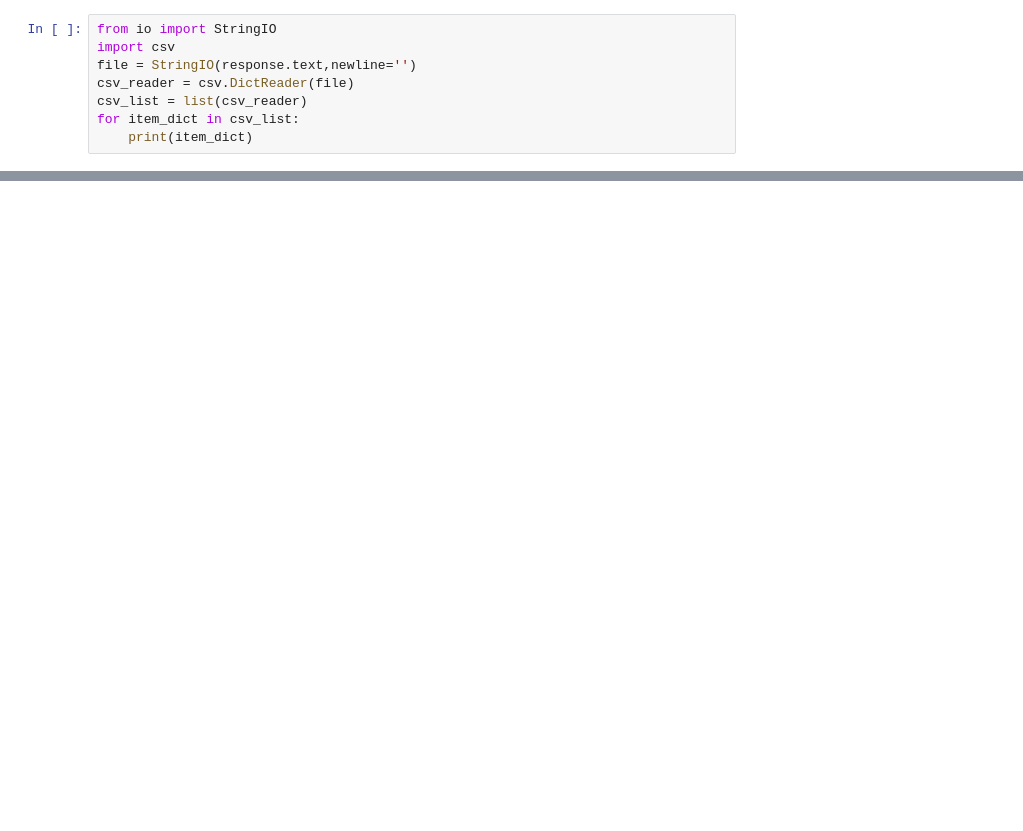
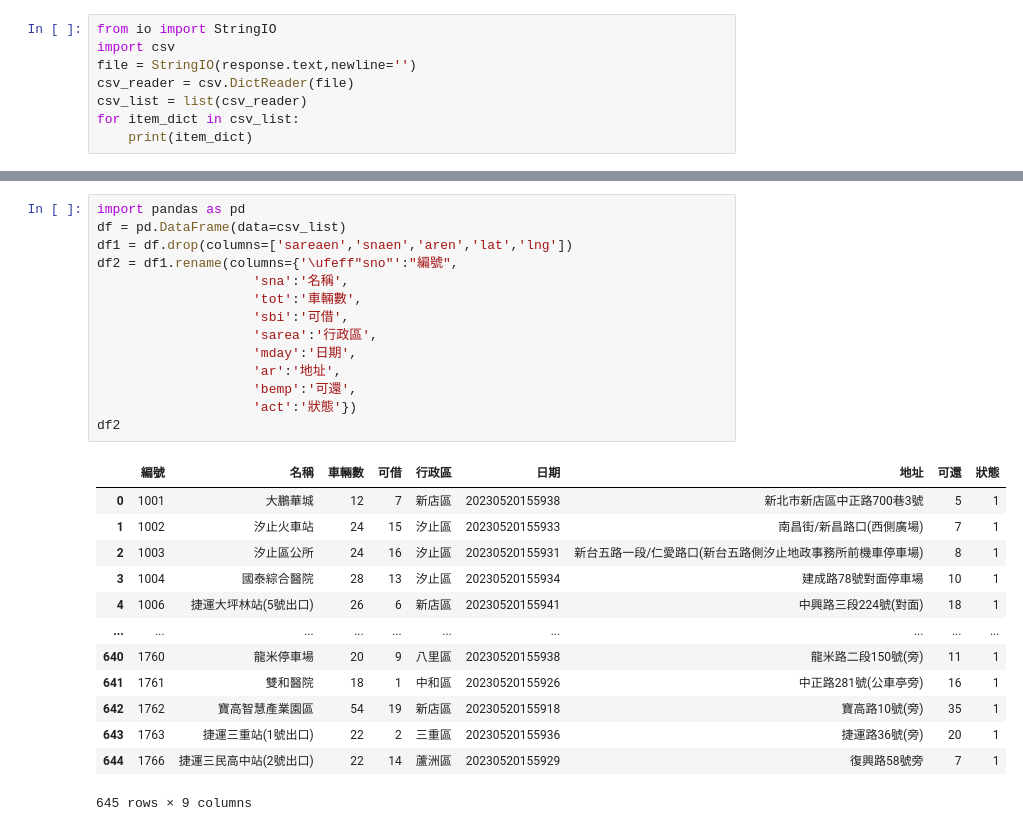
Before and after one commit to 7g4v7l/_112python, a Jupyter notebook: lesson6_3.ipynb, the cells around one changed output, grey strips where cells are left out. Saved outputs shown, nothing was run; the diff lists cells and outputs as text; blank space fills up the shorter version.

```diff
--- a/lesson6_3.ipynb
+++ b/lesson6_3.ipynb
@@ -36,0 +53,28 @@ import pandas
+# %%
+import pandas as pd
+df = pd.DataFrame(data=csv_list)
+df1 = df.drop(columns=['sareaen','snaen','aren','lat','lng'])
+df2 = df1.rename(columns={'\ufeff"sno"':"編號",
+                    'sna':'名稱',
+                    'tot':'車輛數',
+                    'sbi':'可借',
+                    'sarea':'行政區',
+                    'mday':'日期',
+                    'ar':'地址',
+                    'bemp':'可還',
+                    'act':'狀態'})
+df2
+# %% [output]
+|  | 編號 | 名稱 | 車輛數 | 可借 | 行政區 | 日期 | 地址 | 可還 | 狀態 |
+| 0 | 1001 | 大鵬華城 | 12 | 7 | 新店區 | 20230520155938 | 新北市新店區中正路700巷3號 | 5 | 1 |
+| 1 | 1002 | 汐止火車站 | 24 | 15 | 汐止區 | 20230520155933 | 南昌街/新昌路口(西側廣場) | 7 | 1 |
+| 2 | 1003 | 汐止區公所 | 24 | 16 | 汐止區 | 20230520155931 | 新台五路一段/仁愛路口(新台五路側汐止地政事務所前機車停車場) | 8 | 1 |
+| 3 | 1004 | 國泰綜合醫院 | 28 | 13 | 汐止區 | 20230520155934 | 建成路78號對面停車場 | 10 | 1 |
+| 4 | 1006 | 捷運大坪林站(5號出口) | 26 | 6 | 新店區 | 20230520155941 | 中興路三段224號(對面) | 18 | 1 |
+| ... | ... | ... | ... | ... | ... | ... | ... | ... | ... |
+| 640 | 1760 | 龍米停車場 | 20 | 9 | 八里區 | 20230520155938 | 龍米路二段150號(旁) | 11 | 1 |
+| 641 | 1761 | 雙和醫院 | 18 | 1 | 中和區 | 20230520155926 | 中正路281號(公車亭旁) | 16 | 1 |
+| 642 | 1762 | 寶高智慧產業園區 | 54 | 19 | 新店區 | 20230520155918 | 寶高路10號(旁) | 35 | 1 |
+| 643 | 1763 | 捷運三重站(1號出口) | 22 | 2 | 三重區 | 20230520155936 | 捷運路36號(旁) | 20 | 1 |
+| 644 | 1766 | 捷運三民高中站(2號出口) | 22 | 14 | 蘆洲區 | 20230520155929 | 復興路58號旁 | 7 | 1 |
+645 rows × 9 columns
```
Also changed, not shown: parts of 3 cells of this notebook.
